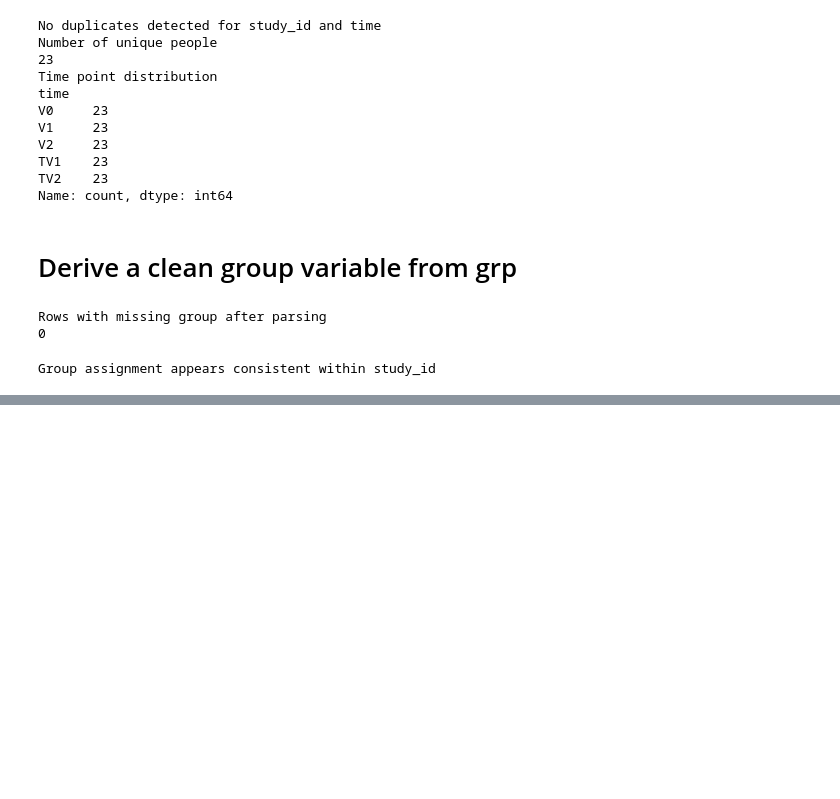
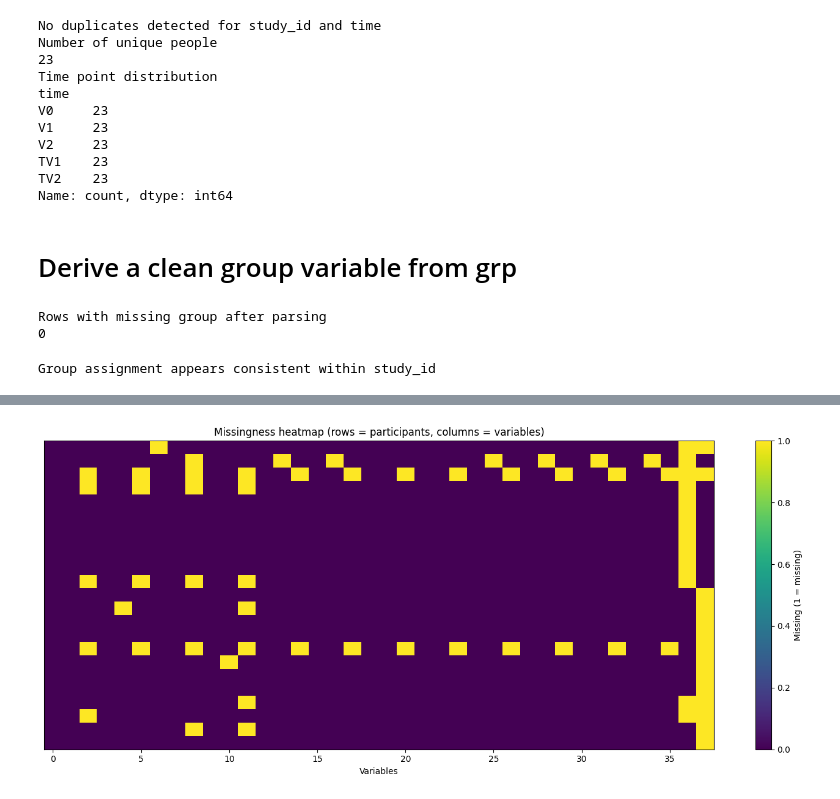
Before and after one commit to sschepanski/NutriJIA, a Jupyter notebook: scr/Analysis.ipynb, the cells around one changed output, grey strips where cells are left out. Drawn from its saved outputs; the diff is of its cells as text; code cells hidden in the pictures; blank space fills up the shorter version.

```diff
--- a/scr/Analysis.ipynb
+++ b/scr/Analysis.ipynb
@@ -755,0 +506,18 @@ Baseline descriptive table for globarztvas
+# %%
+# Order rows by group to make structure visible
+df_plot = (
+    df_wide_clean
+    .sort_values("group")
+    .set_index(["study_id", "group"])
+)
+
+plt.figure(figsize=(14, 6))
+plt.imshow(df_plot.isna(), aspect="auto", interpolation="none")
+plt.colorbar(label="Missing (1 = missing)")
+plt.yticks([])
+plt.xlabel("Variables")
+plt.title("Missingness heatmap (rows = participants, columns = variables)")
+plt.tight_layout()
+plt.show()
+# %% [output]
+[figure, added]
```
Also changed, not shown: parts of 138 cells of this notebook, 1 other file.
